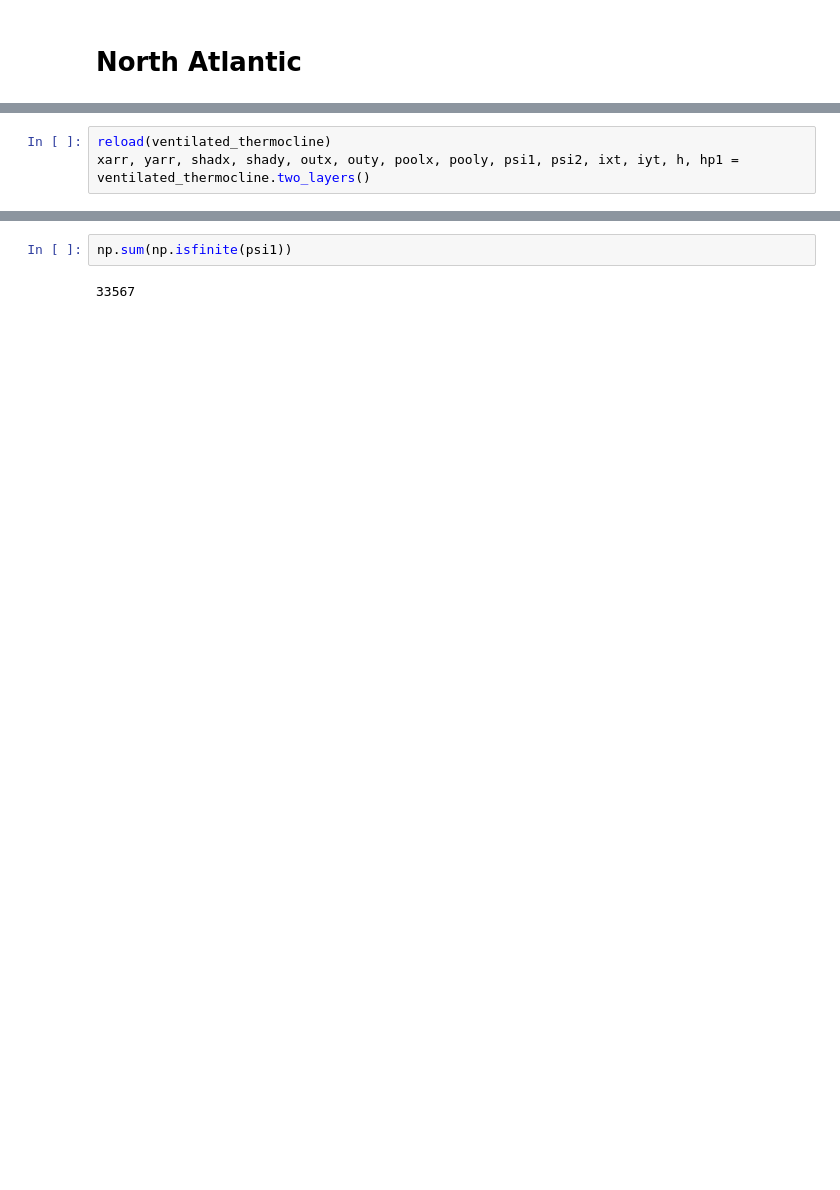
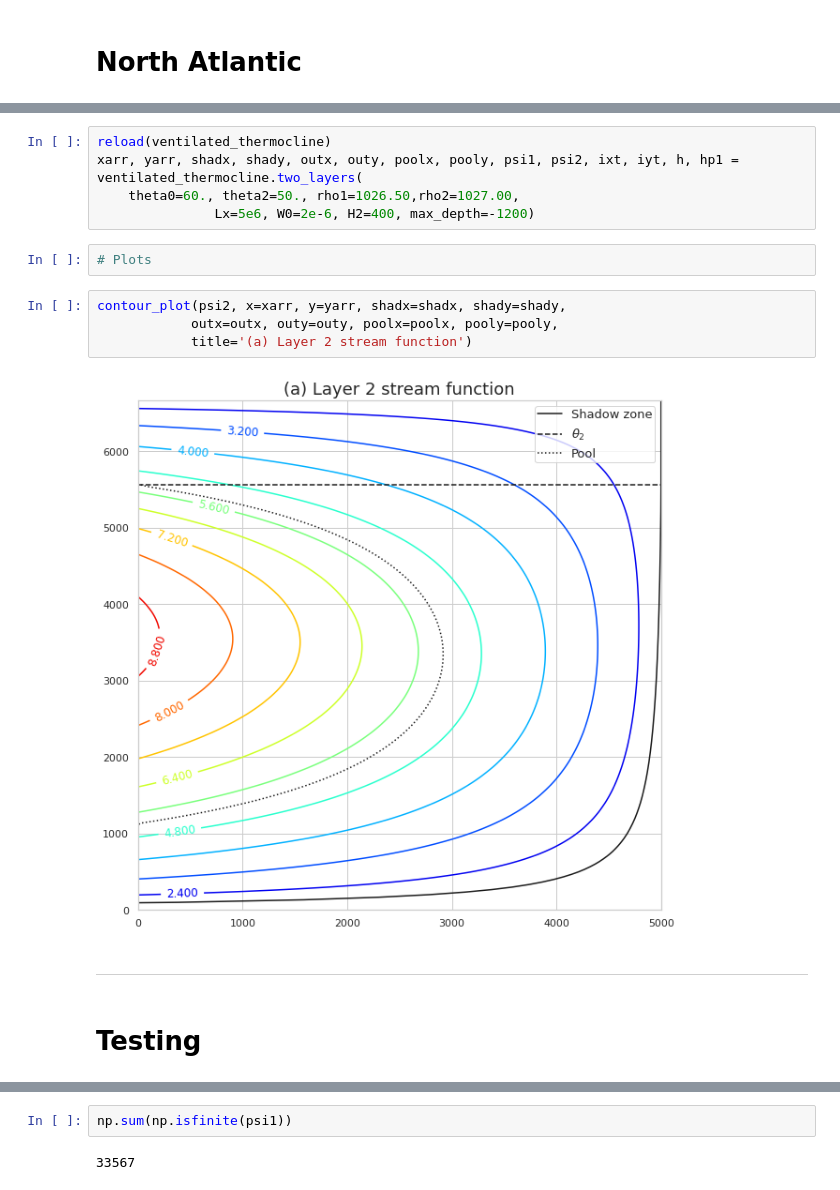
Before and after one commit to profxj/ocea200, a Jupyter notebook: OCEA-201/hw/5/Homework5.ipynb, the cells around one changed output, grey strips where cells are left out. Drawn from its saved outputs; the diff is of its cells as text; blank space fills up the shorter version.

```diff
--- a/OCEA-201/hw/5/Homework5.ipynb
+++ b/OCEA-201/hw/5/Homework5.ipynb
@@ -59,6 +89,20 @@ def contour_plot(field, title=None, cmap='jet', nlevels=8, clabel=True, ax=None,
 # %%
 reload(ventilated_thermocline)
-xarr, yarr, shadx, shady, outx, outy, poolx, pooly, psi1, psi2, ixt, iyt, h, hp1 = ventilated_thermocline.two_layers()
+xarr, yarr, shadx, shady, outx, outy, poolx, pooly, psi1, psi2, ixt, iyt, h, hp1 = ventilated_thermocline.two_layers(
+    theta0=60., theta2=50., rho1=1026.50,rho2=1027.00,
+               Lx=5e6, W0=2e-6, H2=400, max_depth=-1200)
+# %%
+# Plots
+# %%
+contour_plot(psi2, x=xarr, y=yarr, shadx=shadx, shady=shady,
+            outx=outx, outy=outy, poolx=poolx, pooly=pooly,
+            title='(a) Layer 2 stream function')
+# %% [output]
+[figure, added]
+# %% [markdown]
+----
+# %% [markdown]
+# Testing
 # %%
 contour_plot(psi2, x=xarr, y=yarr, shadx=shadx, shady=shady,
             outx=outx, outy=outy, poolx=poolx, pooly=pooly,
```
Also changed, not shown: parts of 10 cells of this notebook, 1 other file.
